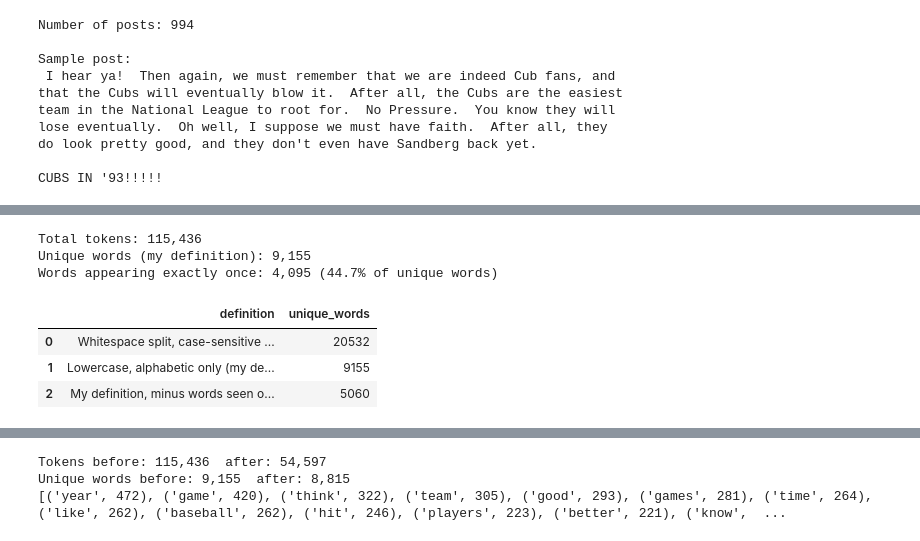
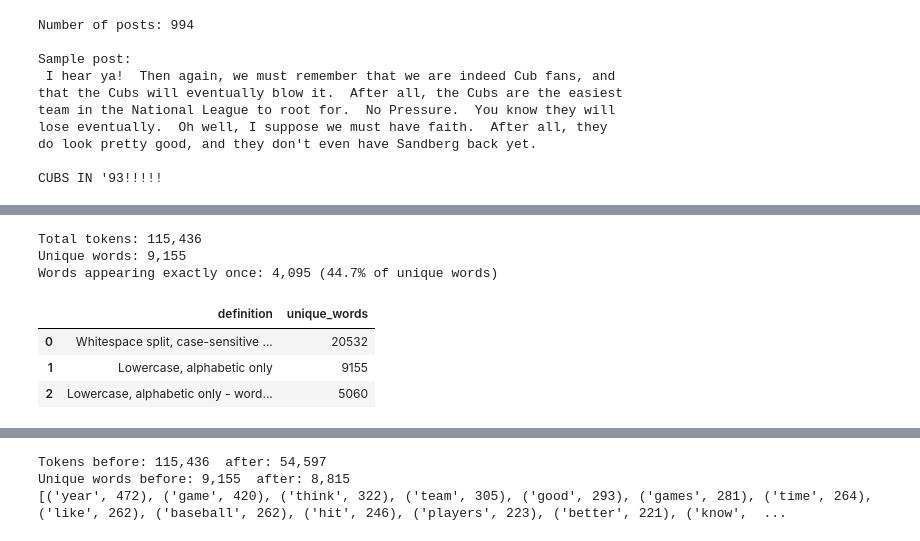
Before and after one commit to audiorunner13/Masters-Coursework, a Jupyter notebook: Data620 Fall 2026/Week 8/week8_baseball_word_frequency.ipynb, the cells around one changed output, grey strips where cells are left out. Cells and saved outputs as stored; diff of their text form; code cells hidden in the pictures.

```diff
--- a/Data620 Fall 2026/Week 8/week8_baseball_word_frequency.ipynb
+++ b/Data620 Fall 2026/Week 8/week8_baseball_word_frequency.ipynb
@@ -69,35 +70,37 @@ CUBS IN '93!!!!!
 # %%
 TOKEN_RE = re.compile(r"[a-z]+(?:'[a-z]+)?")
 
 tokens = []
 for doc in docs:
     tokens += TOKEN_RE.findall(doc.lower())
 
 counts = Counter(tokens)
 total_tokens = len(tokens)
 unique_words = len(counts)
 hapax = sum(1 for c in counts.values() if c == 1)
 
+total_tokens_raw = total_tokens
+
 # Alternative definitions for comparison
 raw_split = [w for doc in docs for w in doc.split()]
 alt = pd.DataFrame({
     "definition": [
         "Whitespace split, case-sensitive (raw)",
-        "Lowercase, alphabetic only (my definition)",
-        "My definition, minus words seen only once",
+        "Lowercase, alphabetic only",
+        "Lowercase, alphabetic only - words seen only once",
     ],
     "unique_words": [len(set(raw_split)), unique_words, unique_words - hapax],
 })
 
 print(f"Total tokens: {total_tokens:,}")
-print(f"Unique words (my definition): {unique_words:,}")
+print(f"Unique words: {unique_words:,}")
 print(f"Words appearing exactly once: {hapax:,} ({hapax/unique_words:.1%} of unique words)")
 alt
 # %% [output]
 Total tokens: 115,436
-Unique words (my definition): 9,155
+Unique words: 9,155
 Words appearing exactly once: 4,095 (44.7% of unique words)
 |  | definition | unique_words |
 | 0 | Whitespace split, case-sensitive ... | 20532 |
-| 1 | Lowercase, alphabetic only (my de... | 9155 |
-| 2 | My definition, minus words seen o... | 5060 |
+| 1 | Lowercase, alphabetic only | 9155 |
+| 2 | Lowercase, alphabetic only - word... | 5060 |
```
Also changed, not shown: parts of 21 cells of this notebook, 1 other file.
